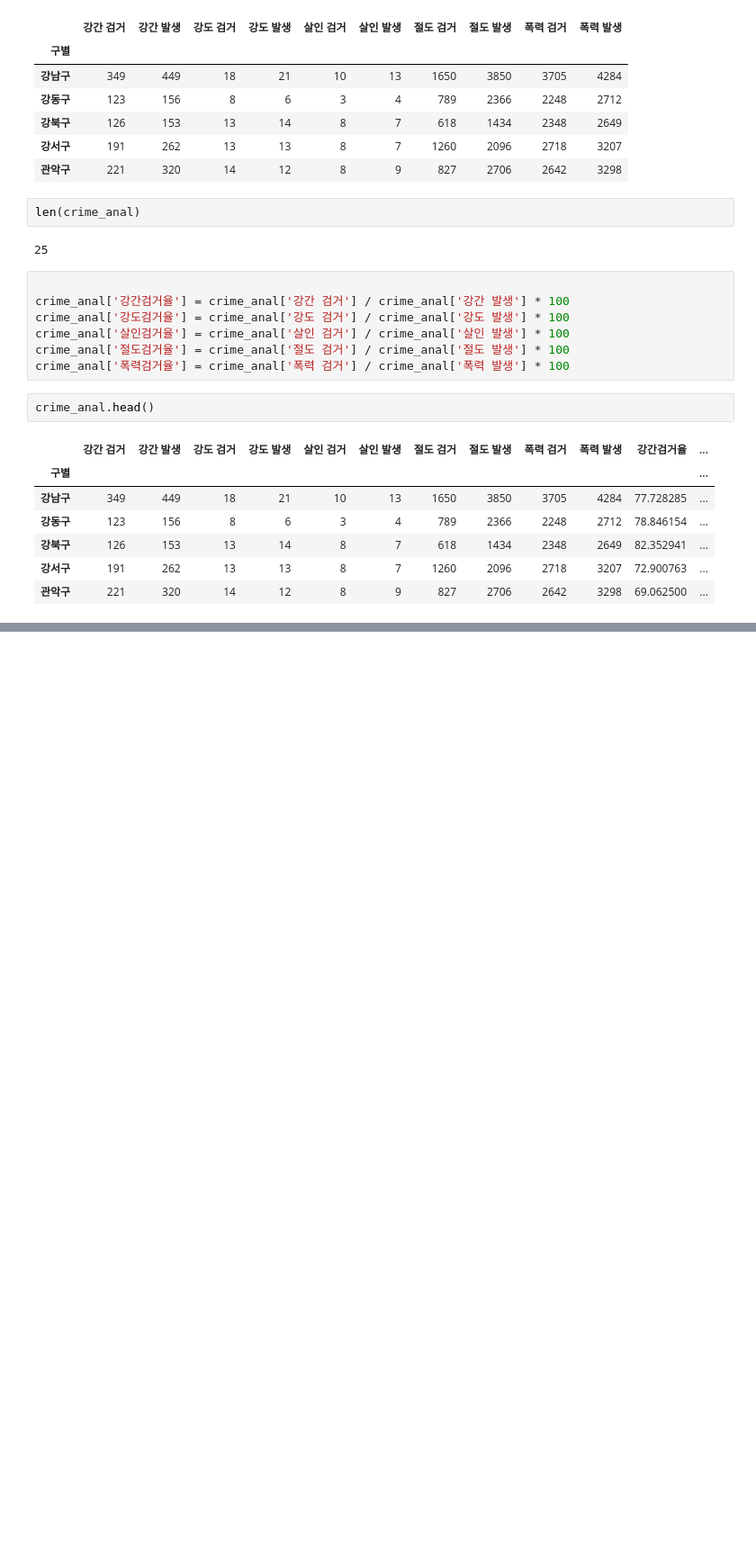
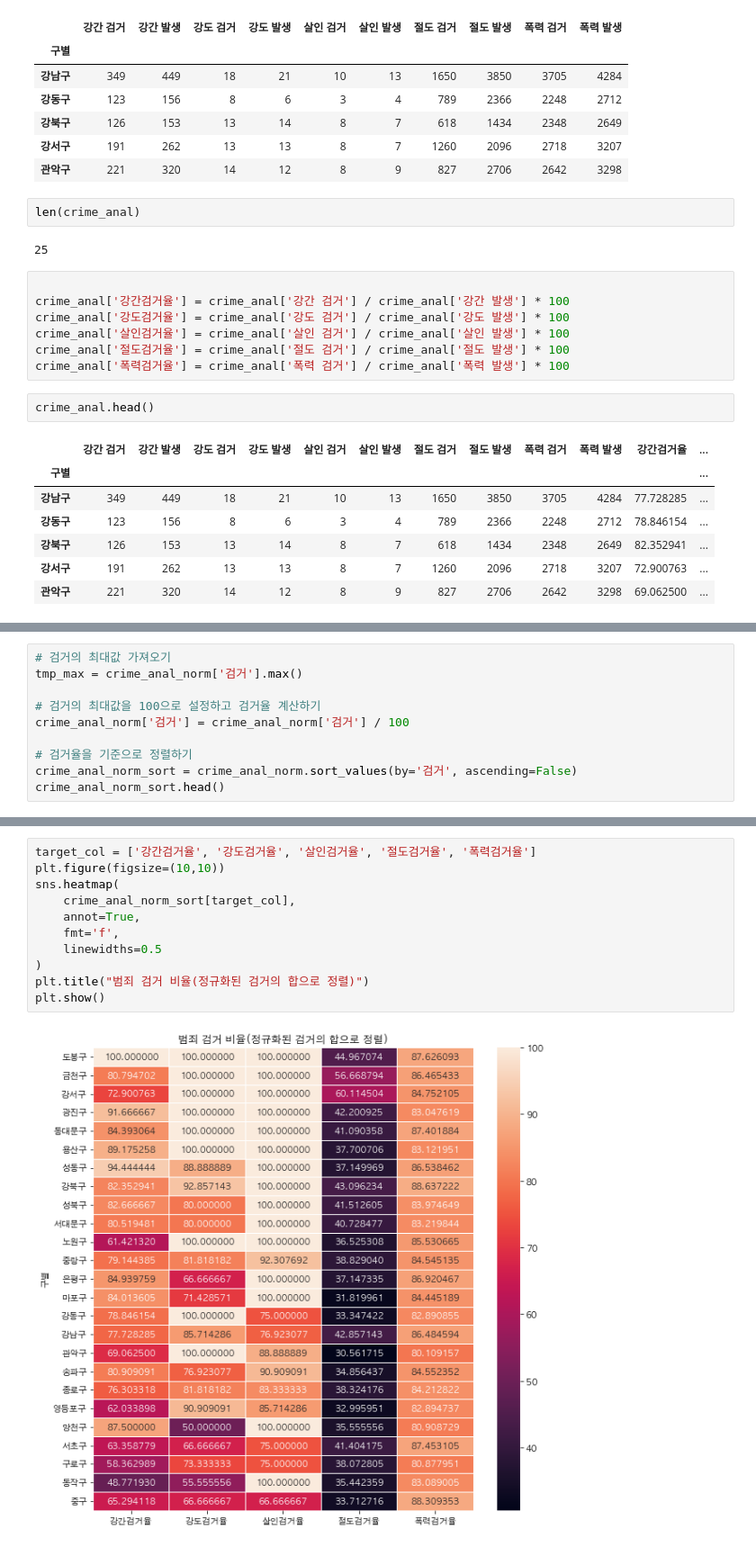
Before and after one commit to jjhwnn/Python, a Jupyter notebook: 3.DataAnalysis/Note/18.서울시 범죄 안전도.ipynb, the cells around one changed output, grey strips where cells are left out. Shown: that part at 90% size. Saved outputs shown, nothing was run; the diff lists cells and outputs as text; blank space fills up the shorter version.

```diff
--- a/3.DataAnalysis/Note/18.서울시 범죄 안전도.ipynb
+++ b/3.DataAnalysis/Note/18.서울시 범죄 안전도.ipynb
@@ -397,0 +647,10 @@ crime_anal
+# %%
+# 검거의 최대값 가져오기
+tmp_max = crime_anal_norm['검거'].max()
+
+# 검거의 최대값을 100으로 설정하고 검거율 계산하기
+crime_anal_norm['검거'] = crime_anal_norm['검거'] / 100
+
+# 검거율을 기준으로 정렬하기
+crime_anal_norm_sort = crime_anal_norm.sort_values(by='검거', ascending=False)
+crime_anal_norm_sort.head()
@@ -397,0 +665,13 @@ crime_anal
+# %%
+target_col = ['강간검거율', '강도검거율', '살인검거율', '절도검거율', '폭력검거율']
+plt.figure(figsize=(10,10))
+sns.heatmap(
+    crime_anal_norm_sort[target_col],
+    annot=True,
+    fmt='f',
+    linewidths=0.5
+)
+plt.title("범죄 검거 비율(정규화된 검거의 합으로 정렬)")
+plt.show()
+# %% [output]
+[figure, added]
```
Also changed, not shown: parts of 41 cells of this notebook, 1 other file.
